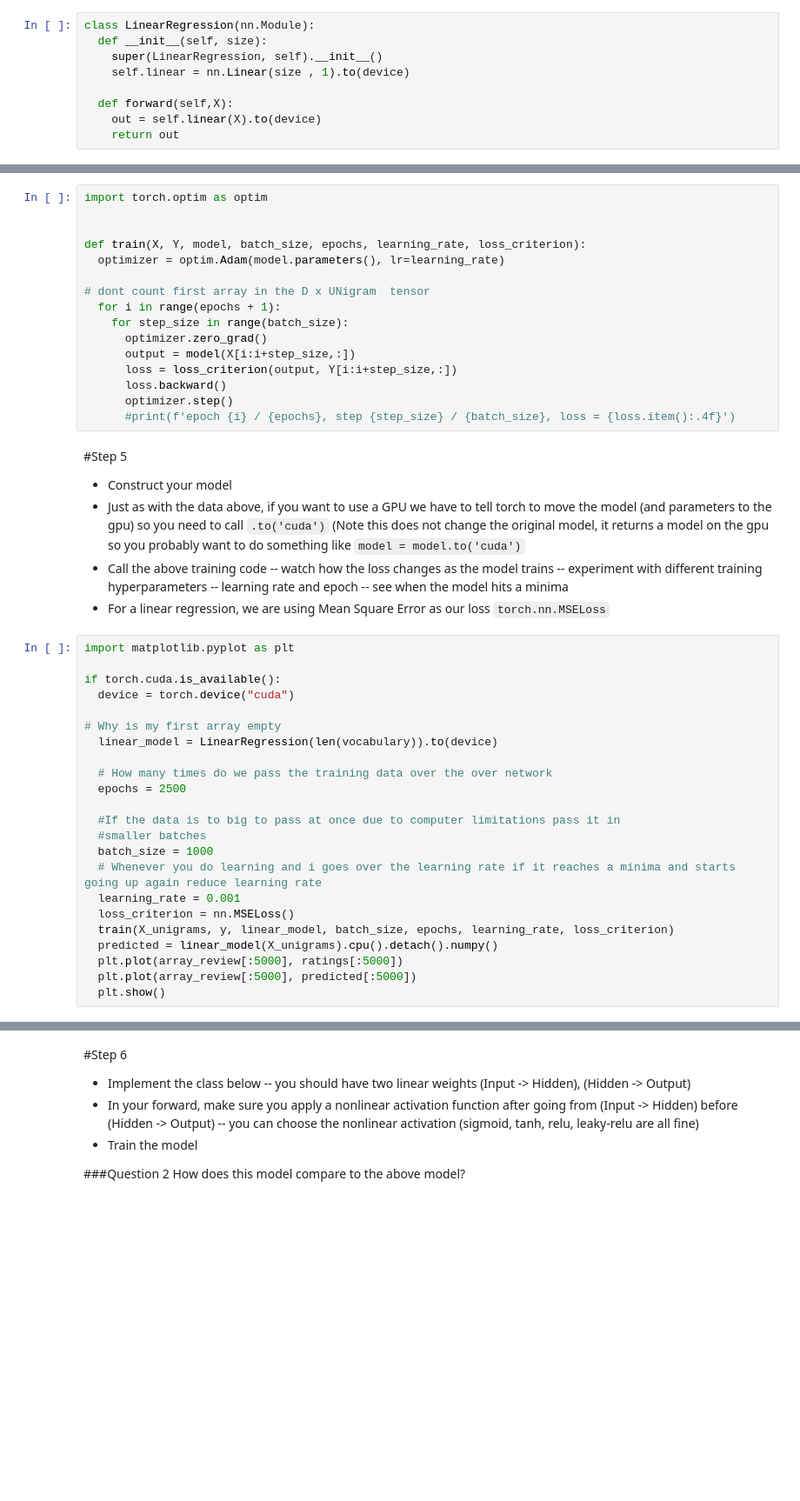
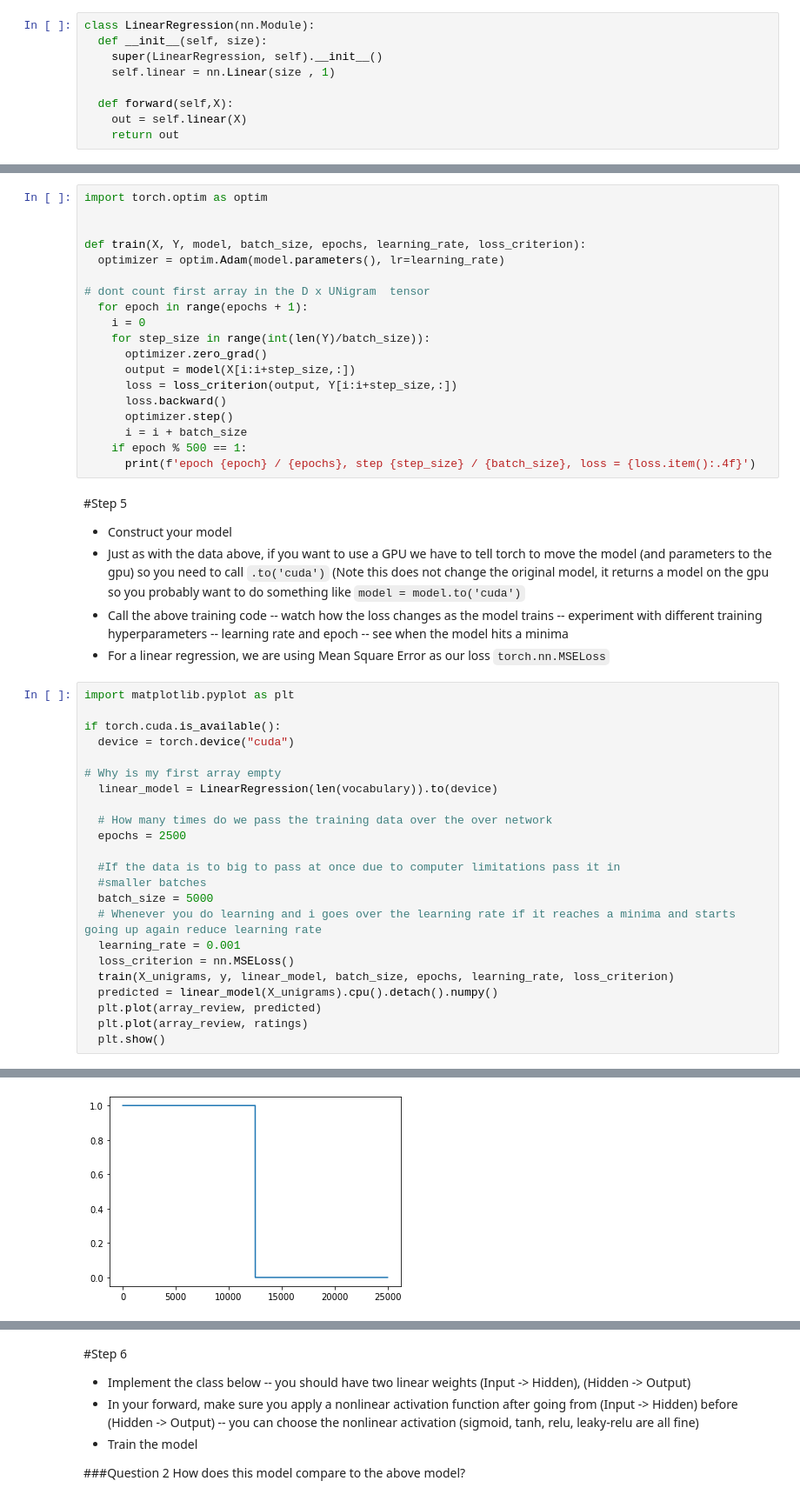
Before and after one commit to deangarcia/NLP, a Jupyter notebook: NLP_Assignment2_Starter.ipynb, the cells around one changed output, grey strips where cells are left out. Shown at 87% size. Cells and saved outputs as stored; diff of their text form; blank space fills up the shorter version.

```diff
--- a/NLP_Assignment2_Starter.ipynb
+++ b/NLP_Assignment2_Starter.ipynb
@@ -253,10 +240,10 @@ We will first construct a module that does what we want.  In torch you implement
 class LinearRegression(nn.Module):
   def __init__(self, size):
     super(LinearRegression, self).__init__()
-    self.linear = nn.Linear(size , 1).to(device)
+    self.linear = nn.Linear(size , 1)
 
   def forward(self,X):
-    out = self.linear(X).to(device)
+    out = self.linear(X)
     return out
 # %% [markdown]
 With the above model, we now need to actually train it.  We are going to use a pretty simple training regimen here.
@@ -281,14 +268,17 @@ def train(X, Y, model, batch_size, epochs, learning_rate, loss_criterion):
   optimizer = optim.Adam(model.parameters(), lr=learning_rate)
 
 # dont count first array in the D x UNigram  tensor
-  for i in range(epochs + 1):
-    for step_size in range(batch_size):
+  for epoch in range(epochs + 1):
+    i = 0
+    for step_size in range(int(len(Y)/batch_size)):
       optimizer.zero_grad()
       output = model(X[i:i+step_size,:])
       loss = loss_criterion(output, Y[i:i+step_size,:])
       loss.backward()
       optimizer.step()
-      #print(f'epoch {i} / {epochs}, step {step_size} / {batch_size}, loss = {loss.item():.4f}')
+      i = i + batch_size
+    if epoch % 500 == 1:
+      print(f'epoch {epoch} / {epochs}, step {step_size} / {batch_size}, loss = {loss.item():.4f}')
 # %% [markdown]
 #Step 5
 * Construct your model
@@ -309,13 +299,13 @@ if torch.cuda.is_available():
 
   #If the data is to big to pass at once due to computer limitations pass it in
   #smaller batches
-  batch_size = 1000
+  batch_size = 5000
   # Whenever you do learning and i goes over the learning rate if it reaches a minima and starts going up again reduce learning rate
   learning_rate = 0.001
   loss_criterion = nn.MSELoss()
   train(X_unigrams, y, linear_model, batch_size, epochs, learning_rate, loss_criterion)
   predicted = linear_model(X_unigrams).cpu().detach().numpy()
-  plt.plot(array_review[:5000], ratings[:5000])
-  plt.plot(array_review[:5000], predicted[:5000])
+  plt.plot(array_review, predicted)
+  plt.plot(array_review, ratings)
   plt.show()
 # %% [output]
@@ -322,0 +317 @@ KeyboardInterrupt: ignored
+[figure, added]
```
Also changed, not shown: parts of 7 cells of this notebook.
